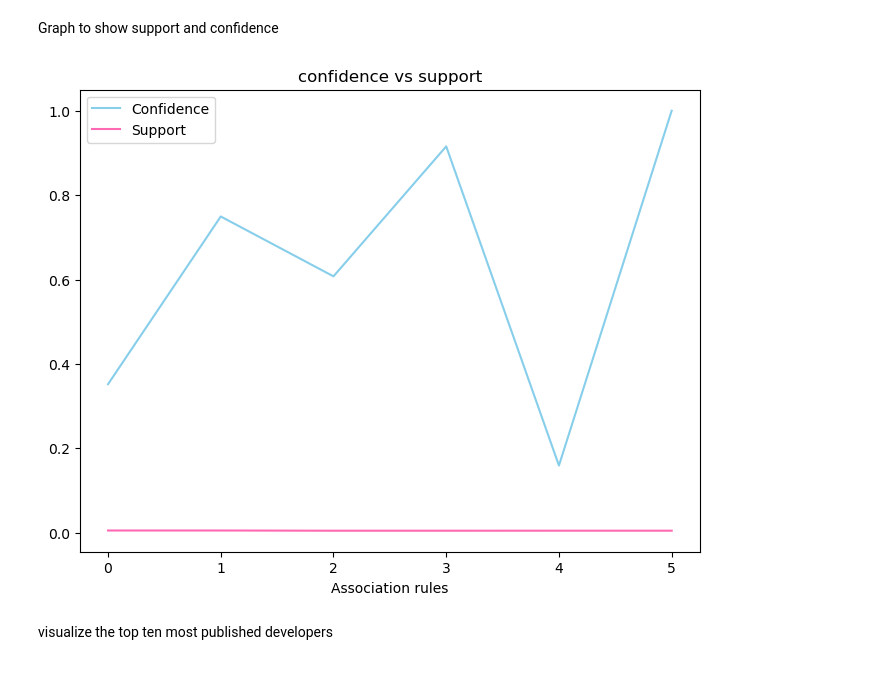
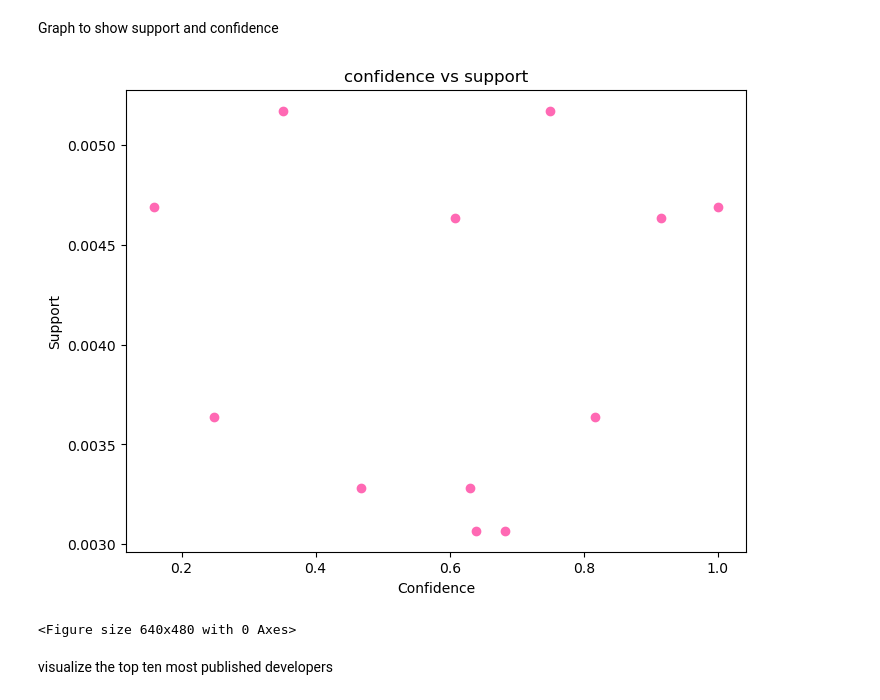
Before and after one commit to MaxShuford/CS456-Final, a Jupyter notebook: EstherLaw_Final_RD.ipynb, the cells around one changed output. Drawn from its saved outputs; the diff is of its cells as text; code cells hidden in the pictures.

```diff
--- a/EstherLaw_Final_RD.ipynb
+++ b/EstherLaw_Final_RD.ipynb
@@ -71,6 +71,6 @@ df_encoded.head()
 # %% [markdown]
 Run Apriori Algorithm
 # %%
-frequent_itemsets = apriori(df_encoded, min_support = 0.004, use_colnames = True)
+frequent_itemsets = apriori(df_encoded, min_support = 0.003, use_colnames = True)
 print("Total Frequent Itemsets:", frequent_itemsets.shape[0])
 # %% [output]
@@ -98,7 +94,7 @@ frequent_itemsets
 # %% [markdown]
 Generate Association Rules
 # %%
-rules = association_rules(frequent_itemsets, metric="confidence", min_threshold=0.01)
+rules = association_rules(frequent_itemsets, metric="confidence", min_threshold=0.005)
 rules = rules[rules['antecedents'].apply(lambda x: len(x) >= 1) & rules['consequents'].apply(lambda x: len(x) >= 1)]
 print("Association Rules:", rules.shape[0])
 rules[['antecedents', 'consequents', 'support', 'confidence', 'lift']]
@@ -116,14 +118,15 @@ Graph to show support and confidence
 # %%
 
 plt.figure(figsize=(8, 6))
-plt.plot(rules['confidence'].index, rules['confidence'], '-', label = 'Confidence', color = 'skyblue')
-plt.plot(rules['support'].index, rules['support'], '-', label = 'Support', color = 'hotpink')
+plt.scatter(rules['confidence'], rules['support'], color = 'hotpink')
 plt.title('confidence vs support')
-plt.xlabel('Association rules')
-plt.legend()
+plt.xlabel('Confidence')
+plt.ylabel('Support')
 plt.show()
+plt.savefig('ap_scatter.png')
 # %% [output]
-[figure, old version]
+[figure, new version]
+<Figure size 640x480 with 0 Axes>
 # %% [markdown]
 visualize the top ten most published developers
 # %%
```
Also changed, not shown: parts of 3 cells of this notebook.
